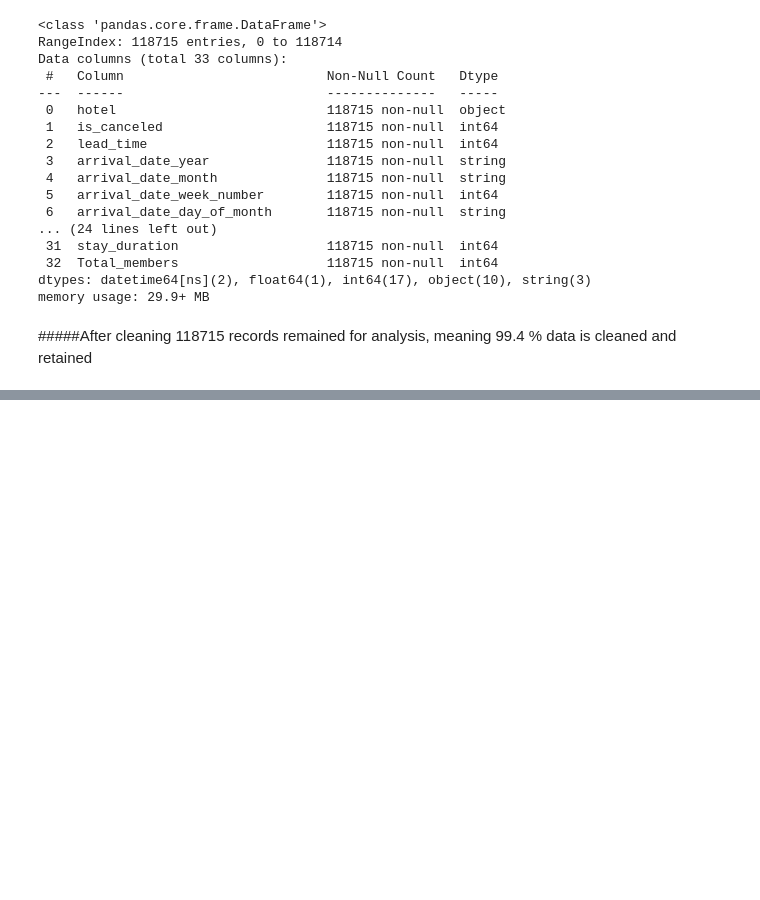
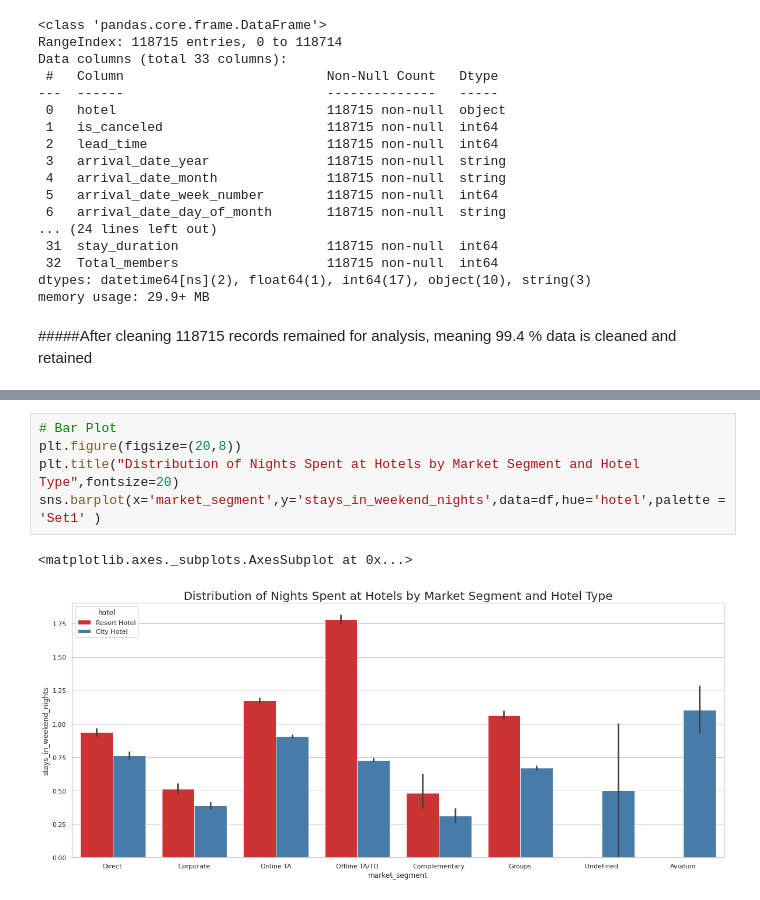
Before and after one commit to snehahampapura/Hotel-Booking-Analysis, a Jupyter notebook: Hotel_Booking_Analysis_Capstone_Project.ipynb, the cells around one changed output, grey strips where cells are left out. Drawn from its saved outputs; the diff is of its cells as text; blank space fills up the shorter version.

```diff
--- a/Hotel_Booking_Analysis_Capstone_Project.ipynb
+++ b/Hotel_Booking_Analysis_Capstone_Project.ipynb
@@ -622,0 +909,8 @@ memory usage: 29.9+ MB
+# %%
+# Bar Plot
+plt.figure(figsize=(20,8))
+plt.title("Distribution of Nights Spent at Hotels by Market Segment and Hotel Type",fontsize=20)
+sns.barplot(x='market_segment',y='stays_in_weekend_nights',data=df,hue='hotel',palette = 'Set1' )
+# %% [output]
+<matplotlib.axes._subplots.AxesSubplot at 0x...>
+[figure, added]
```
Also changed, not shown: parts of 46 cells of this notebook.
